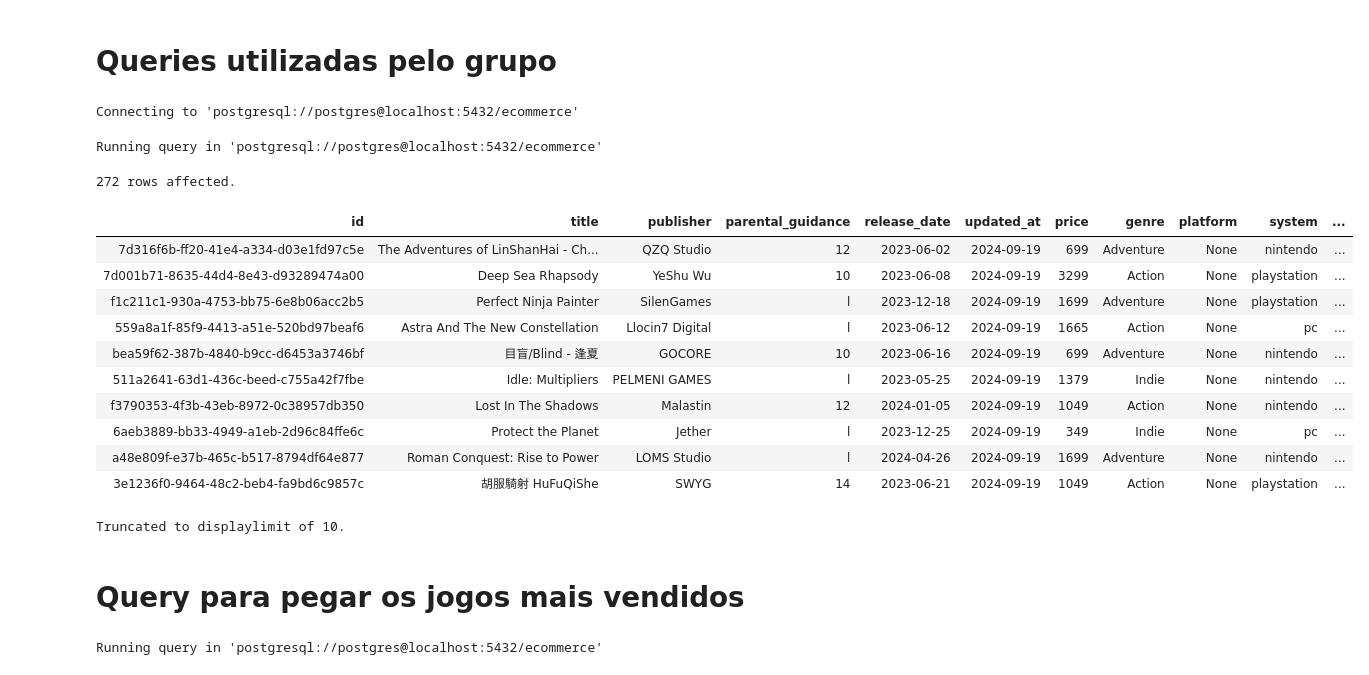
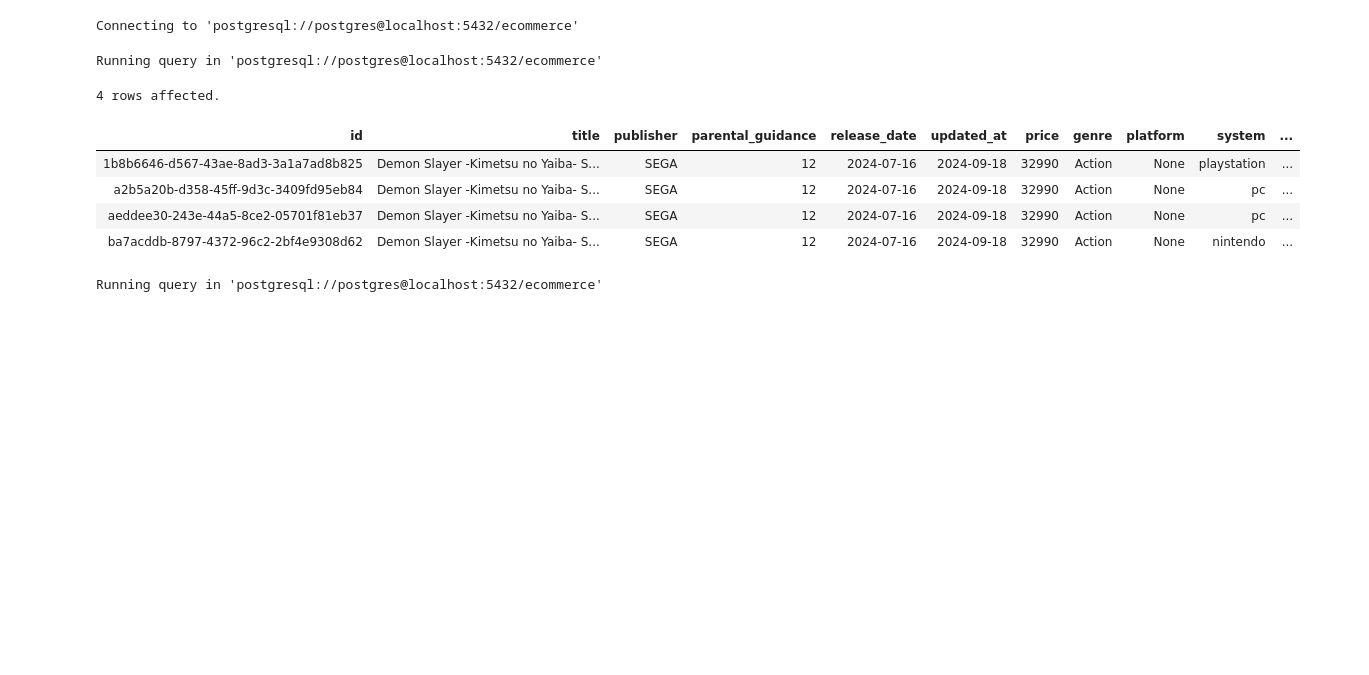
Before and after one commit to inf300-grupo5/inf325-projeto-final, a Jupyter notebook: projeto-final-queries.ipynb, the cells around one changed output. Saved outputs shown, nothing was run; the diff lists cells and outputs as text; code cells hidden in the pictures; blank space fills up the shorter version.

```diff
--- a/projeto-final-queries.ipynb
+++ b/projeto-final-queries.ipynb
@@ -1,2 +0,0 @@
-# %% [markdown]
-# Queries utilizadas pelo grupo
@@ -8,21 +6,12 @@
 Connecting to 'postgresql://postgres@localhost:5432/ecommerce'
 # %%
 %%sql
-SELECT * FROM products;
+SELECT * FROM products WHERE title ILIKE 'Demon Slayer%';
 # %% [output]
 Running query in 'postgresql://postgres@localhost:5432/ecommerce'
-272 rows affected.
+4 rows affected.
 | id | title | publisher | parental_guidance | release_date | updated_at | price | genre | platform | system | ... |
-| 7d316f6b-ff20-41e4-a334-d03e1fd97c5e | The Adventures of LinShanHai - Ch... | QZQ Studio | 12 | 2023-06-02 | 2024-09-19 | 699 | Adventure | None | nintendo | ... |
-| 7d001b71-8635-44d4-8e43-d93289474a00 | Deep Sea Rhapsody | YeShu Wu | 10 | 2023-06-08 | 2024-09-19 | 3299 | Action | None | playstation | ... |
-| f1c211c1-930a-4753-bb75-6e8b06acc2b5 | Perfect Ninja Painter | SilenGames | l | 2023-12-18 | 2024-09-19 | 1699 | Adventure | None | playstation | ... |
-| 559a8a1f-85f9-4413-a51e-520bd97beaf6 | Astra And The New Constellation | Llocin7 Digital | l | 2023-06-12 | 2024-09-19 | 1665 | Action | None | pc | ... |
-| bea59f62-387b-4840-b9cc-d6453a3746bf | 目盲/Blind - 逢夏 | GOCORE | 10 | 2023-06-16 | 2024-09-19 | 699 | Adventure | None | nintendo | ... |
-| 511a2641-63d1-436c-beed-c755a42f7fbe | Idle: Multipliers | PELMENI GAMES | l | 2023-05-25 | 2024-09-19 | 1379 | Indie | None | nintendo | ... |
-| f3790353-4f3b-43eb-8972-0c38957db350 | Lost In The Shadows | Malastin | 12 | 2024-01-05 | 2024-09-19 | 1049 | Action | None | nintendo | ... |
-| 6aeb3889-bb33-4949-a1eb-2d96c84ffe6c | Protect the Planet | Jether | l | 2023-12-25 | 2024-09-19 | 349 | Indie | None | pc | ... |
-| a48e809f-e37b-465c-b517-8794df64e877 | Roman Conquest: Rise to Power | LOMS Studio | l | 2024-04-26 | 2024-09-19 | 1699 | Adventure | None | nintendo | ... |
-| 3e1236f0-9464-48c2-beb4-fa9bd6c9857c | 胡服騎射 HuFuQiShe | SWYG | 14 | 2023-06-21 | 2024-09-19 | 1049 | Action | None | playstation | ... |
+| 1b8b6646-d567-43ae-8ad3-3a1a7ad8b825 | Demon Slayer -Kimetsu no Yaiba- S... | SEGA | 12 | 2024-07-16 | 2024-09-18 | 32990 | Action | None | playstation | ... |
+| a2b5a20b-d358-45ff-9d3c-3409fd95eb84 | Demon Slayer -Kimetsu no Yaiba- S... | SEGA | 12 | 2024-07-16 | 2024-09-18 | 32990 | Action | None | pc | ... |
+| aeddee30-243e-44a5-8ce2-05701f81eb37 | Demon Slayer -Kimetsu no Yaiba- S... | SEGA | 12 | 2024-07-16 | 2024-09-18 | 32990 | Action | None | pc | ... |
+| ba7acddb-8797-4372-96c2-2bf4e9308d62 | Demon Slayer -Kimetsu no Yaiba- S... | SEGA | 12 | 2024-07-16 | 2024-09-18 | 32990 | Action | None | nintendo | ... |
-Truncated to displaylimit of 10.
-# %% [markdown]
-# Query para pegar os jogos mais vendidos
```
Also changed, not shown: parts of 17 cells of this notebook.
